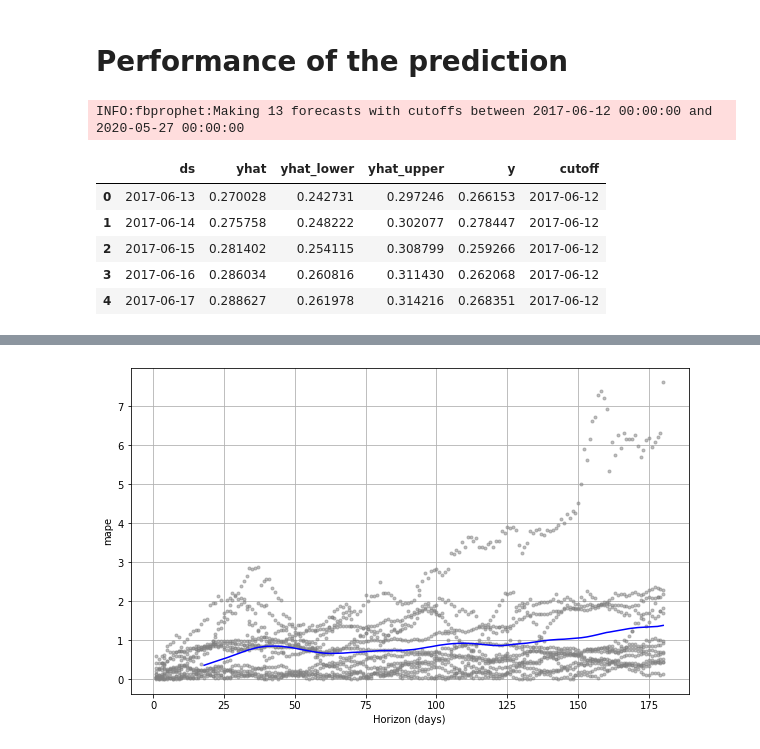
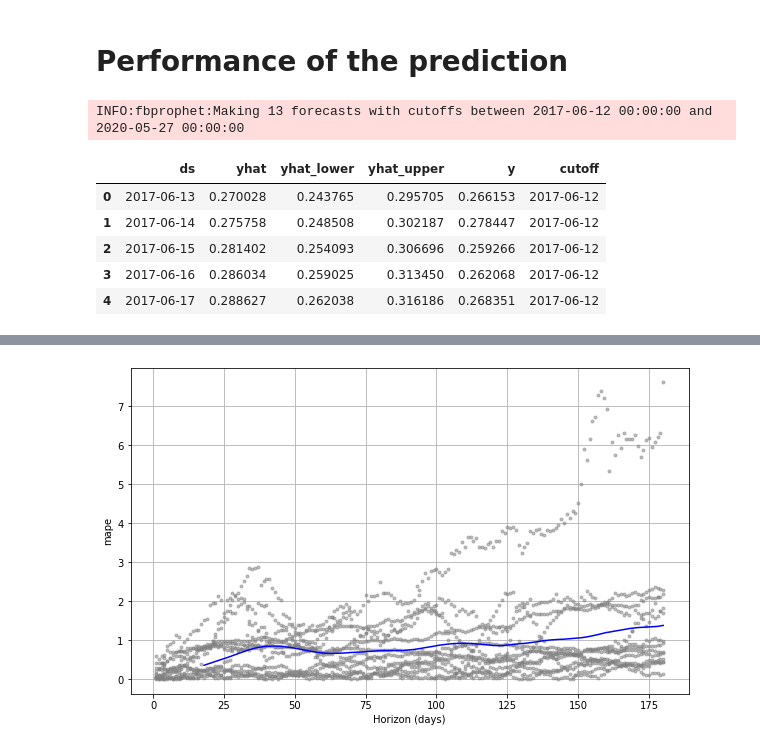
Before and after one commit to MohammedAamerHussain/Crypto-Portfolio-optimization, a Jupyter notebook: Aamer Hussain Crypto RNN LSTM.ipynb, the cells around one changed output, grey strips where cells are left out. Drawn from its saved outputs; the diff is of its cells as text; code cells hidden in the pictures.

```diff
--- a/Aamer Hussain Crypto RNN LSTM.ipynb
+++ b/Aamer Hussain Crypto RNN LSTM.ipynb
@@ -294,0 +339,2 @@ forcast[['ds', 'yhat', 'yhat_lower', 'yhat_upper']].tail()
+# %%
+df_xrp_close['Date'] = pd.to_datetime(df_xrp_close['Date'])
@@ -294,0 +349,10 @@ forcast[['ds', 'yhat', 'yhat_lower', 'yhat_upper']].tail()
+# %%
+df_xrp_close.columns = ['ds', 'y']
+df_btc_close.columns = ['ds', 'y']
+df_eth_close.columns = ['ds', 'y']
+df_btc_cash_close.columns = ['ds', 'y']
+df_link_close.columns = ['ds', 'y']
+# %%
+prophet_model_xrp = Prophet(yearly_seasonality=True, daily_seasonality=True)
+prophet_model_xrp.add_country_holidays(country_name='US')
+prophet_model_xrp.add_seasonality(name='monthly', period=30.5, fourier_order=5)
@@ -294,0 +385,6 @@ forcast[['ds', 'yhat', 'yhat_lower', 'yhat_upper']].tail()
+# %%
+prophet_model_xrp.fit(df_xrp_close)
+prophet_model_btc.fit(df_btc_close)
+prophet_model_eth.fit(df_eth_close)
+prophet_model_btc_cash.fit(df_btc_cash_close)
+prophet_model_link.fit(df_link_close)
@@ -296,13 +520,13 @@ forcast[['ds', 'yhat', 'yhat_lower', 'yhat_upper']].tail()
 # Performance of the prediction
 # %%
 from fbprophet.diagnostics import cross_validation, performance_metrics
-df_cv = cross_validation(prophet_model, horizon='180 days')
-df_cv.head()
+df_cv_xrp = cross_validation(prophet_model_xrp, horizon='180 days')
+df_cv_xrp.head()
 # %% [output]
 INFO:fbprophet:Making 13 forecasts with cutoffs between 2017-06-12 00:00:00 and 2020-05-27 00:00:00
 |  | ds | yhat | yhat_lower | yhat_upper | y | cutoff |
-| 0 | 2017-06-13 | 0.270028 | 0.242731 | 0.297246 | 0.266153 | 2017-06-12 |
-| 1 | 2017-06-14 | 0.275758 | 0.248222 | 0.302077 | 0.278447 | 2017-06-12 |
-| 2 | 2017-06-15 | 0.281402 | 0.254115 | 0.308799 | 0.259266 | 2017-06-12 |
-| 3 | 2017-06-16 | 0.286034 | 0.260816 | 0.311430 | 0.262068 | 2017-06-12 |
-| 4 | 2017-06-17 | 0.288627 | 0.261978 | 0.314216 | 0.268351 | 2017-06-12 |
+| 0 | 2017-06-13 | 0.270028 | 0.243765 | 0.295705 | 0.266153 | 2017-06-12 |
+| 1 | 2017-06-14 | 0.275758 | 0.248508 | 0.302187 | 0.278447 | 2017-06-12 |
+| 2 | 2017-06-15 | 0.281402 | 0.254093 | 0.306696 | 0.259266 | 2017-06-12 |
+| 3 | 2017-06-16 | 0.286034 | 0.259025 | 0.313450 | 0.262068 | 2017-06-12 |
+| 4 | 2017-06-17 | 0.288627 | 0.262038 | 0.316186 | 0.268351 | 2017-06-12 |
```
Also changed, not shown: parts of 138 cells of this notebook.
